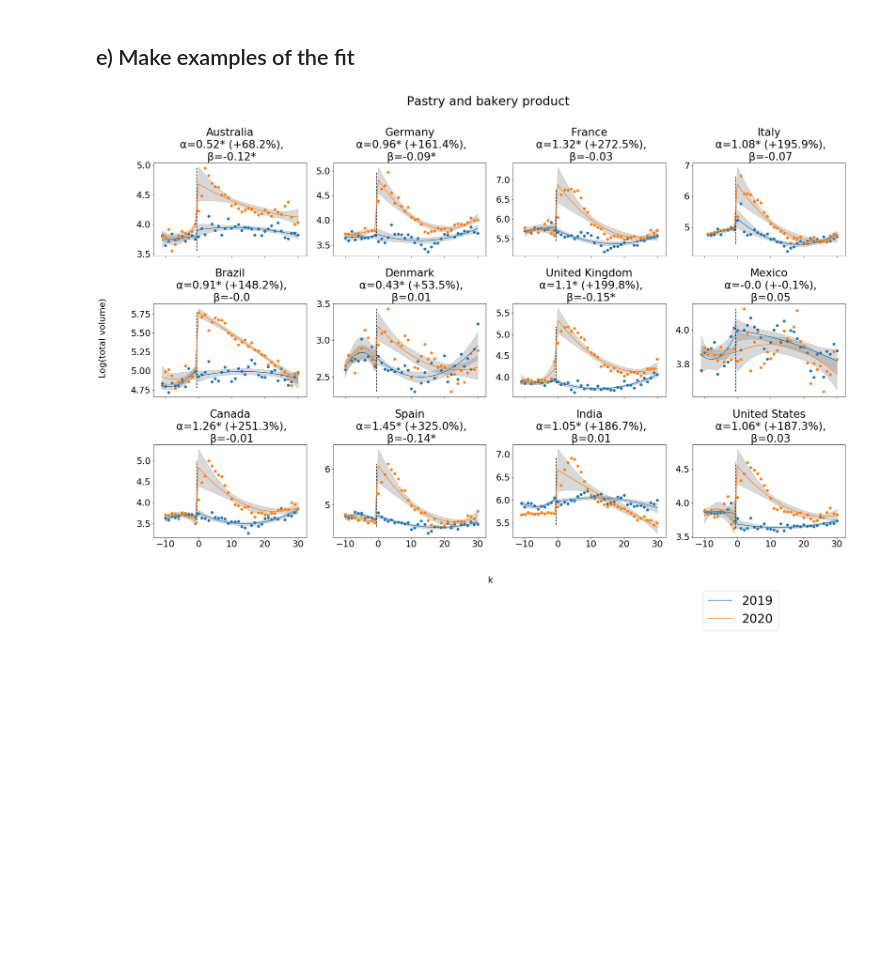
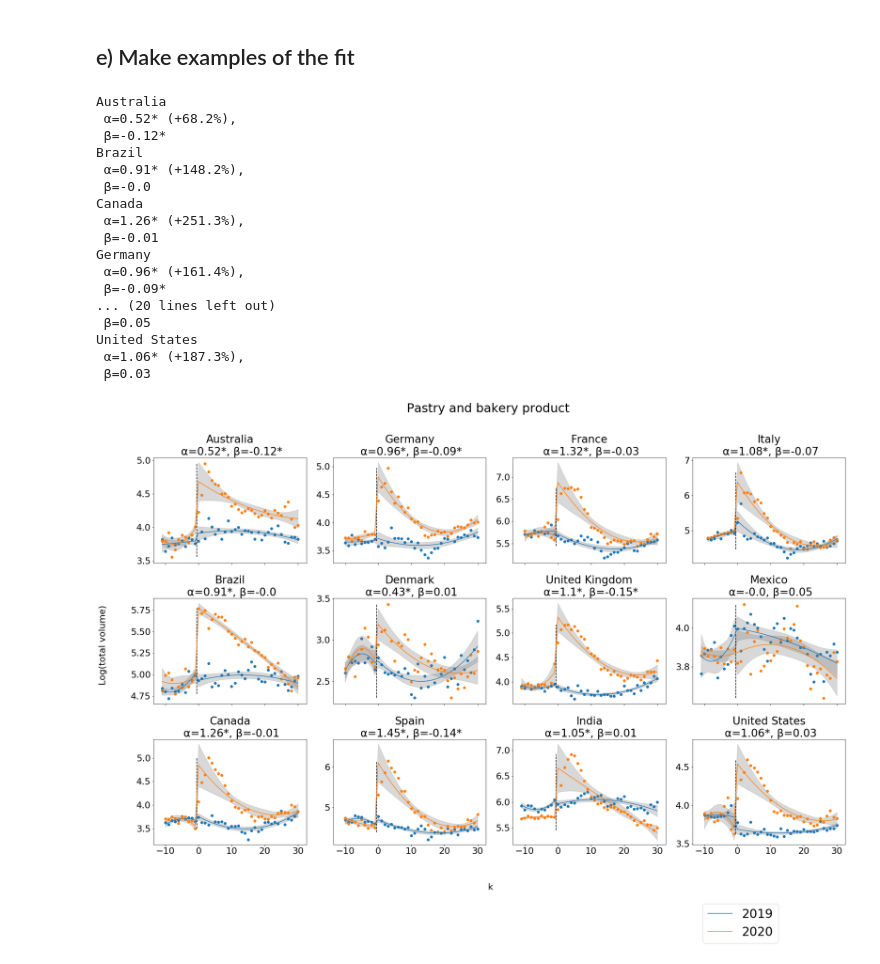
Before and after one commit to epfl-dlab/foodle-trends, a Jupyter notebook: code/analyses/categories_modelling_total.ipynb, the cells around one changed output. Cells and saved outputs as stored; diff of their text form; code cells hidden in the pictures; blank space fills up the shorter version.

```diff
--- a/code/analyses/categories_modelling_total.ipynb
+++ b/code/analyses/categories_modelling_total.ipynb
@@ -265,7 +265,7 @@ for model in ['Constant','Linear','Quadratic','Cubic']:
 
     k = 30
 
-    df_temp = df.loc[(df['category'] == 'bread and flatbread') &
+    df_temp = df.loc[(df['category'] == 'pastry and bakery product') &
                                 (df['country'] == country) & \
                                 (df['k'] >= -k) & (df['k'] <= k)].copy()
 
@@ -301,7 +301,7 @@ for model in ['Constant','Linear','Quadratic','Cubic']:
 
     sbplt.vlines(-0.5,5,7.5, linestyle = '--')
 
-    df_temp = df.loc[(df['category'] == 'bread and flatbread') &
+    df_temp = df.loc[(df['category'] == 'pastry and bakery product') &
                                 (df['country'] == country) & \
                                 (df['k'] >= -k) & (df['k'] <= k) & (df['year'] == '2020')].copy()
 
@@ -316,7 +316,7 @@ for model in ['Constant','Linear','Quadratic','Cubic']:
 
 
 
-    df_temp = df.loc[(df['category'] == 'bread and flatbread') &
+    df_temp = df.loc[(df['category'] == 'pastry and bakery product') &
                                 (df['country'] == country) & \
                                 (df['k'] >= -k) & (df['k'] <= k) & (df['year'] == '2019')].copy()
 
@@ -340,7 +340,7 @@ for model in ['Constant','Linear','Quadratic','Cubic']:
 
 plt.tight_layout()
 
-fig.suptitle('Italy, bread and flatbread', position = (0.5,1.05), fontsize= 15)
+fig.suptitle('Italy, pastry and bakery product', position = (0.5,1.05), fontsize= 15)
 
 plt.savefig(FIGURES_DIR+"example_italy_bread.pdf", bbox_inches='tight')
 # %% [output]
@@ -359,7 +359,7 @@ for model in ['Constant','Linear','Quadratic','Cubic']:
 
     for k in range(3,31):
 
-        df_temp = df.loc[(df['category'] == 'bread and flatbread') &
+        df_temp = df.loc[(df['category'] == 'pastry and bakery product') &
                                     (df['country'] == 'IT') & \
                                     (df['k'] >= -k) & (df['k'] <= k)].copy()
 
@@ -459,7 +459,7 @@ for model in ['Constant','Linear','Quadratic','Cubic']:
 
 plt.tight_layout()
 
-fig.suptitle('Italy, bread and flatbread', position = (0.5,1.05), fontsize= 15)
+fig.suptitle('Italy, pastry and bakery product', position = (0.5,1.05), fontsize= 15)
 
 
 plt.savefig(FIGURES_DIR+"example_italy_bread_vary_bandwidth.pdf", bbox_inches='tight')
@@ -1092,33 +1092,52 @@ for country,gr1 in df.groupby('country'):
                                 result_interactions.get_prediction(df_temp).conf_int()[:,1], alpha = 0.3, color = 'gray')
 
             sbplt.plot(df_temp['k'].values,
                        result_interactions.get_prediction(df_temp).predicted_mean,
                        color = 'tab:orange', label = '2020')
 
             sbplt.scatter(df_temp['k'].values,df_temp['volume_total'].values, color = 'tab:orange')
 
 
 
             sbplt.vlines(-0.5,(df_temp['volume_total'].values.min()),
                          (df_temp['volume_total'].values.max()), linestyle = '--')
             sbplt.set_xticks([-10,0,10,20,30])
 
             tmp = df_results_interactions.loc[(df_results_interactions['country'] == country)& (df_results_interactions['category'] == category)].iloc[0]
 
-            sbplt.set_title(full_names[country]+'\n α='+str(round(tmp['alpha'],2))+(make_star_ste(tmp['alpha'],tmp['alpha_ste'])) + ' (+' +str(round((np.exp(tmp['alpha'])-1)*100,1))+ '%)' +\
+            sbplt.set_title(full_names[country]+'\n α='+str(round(tmp['alpha'],2))+(make_star_ste(tmp['alpha'],tmp['alpha_ste']))+
+                        ', β='+str(round(tmp['beta'],2)) + (make_star_ste(tmp['beta'],tmp['beta_ste'])))
+
+            print(full_names[country]+'\n α='+str(round(tmp['alpha'],2))+(make_star_ste(tmp['alpha'],tmp['alpha_ste'])) + ' (+' +str(round((np.exp(tmp['alpha'])-1)*100,1))+ '%)' +\
                         ',\n β='+str(round(tmp['beta'],2)) + (make_star_ste(tmp['beta'],tmp['beta_ste'])))
-
 
     cnt+=1
 
 plt.tight_layout()
 fig.text(-0.03, 0.5, 'Log(total volume)', va='center', rotation='vertical')
 fig.text(0.5, -0.05, 'k', va='center', rotation='horizontal')
 
 
 fig.suptitle('Pastry and bakery product', position = (0.5,1.05), fontsize= 30)
 sbplt.legend(bbox_to_anchor = (0.6,-0.5), fontsize= 30)
 
 plt.savefig(FIGURES_DIR+"example_bakery_fitted.pdf", bbox_inches='tight')
 # %% [output]
+Australia
+ α=0.52* (+68.2%),
+ β=-0.12*
+Brazil
+ α=0.91* (+148.2%),
+ β=-0.0
+Canada
+ α=1.26* (+251.3%),
+ β=-0.01
+Germany
+ α=0.96* (+161.4%),
+ β=-0.09*
+... (20 lines left out)
+ β=0.05
+United States
+ α=1.06* (+187.3%),
+ β=0.03
-[figure, old version]
+[figure, new version]
```
Also changed, not shown: parts of 3 cells of this notebook, 5 other files.
